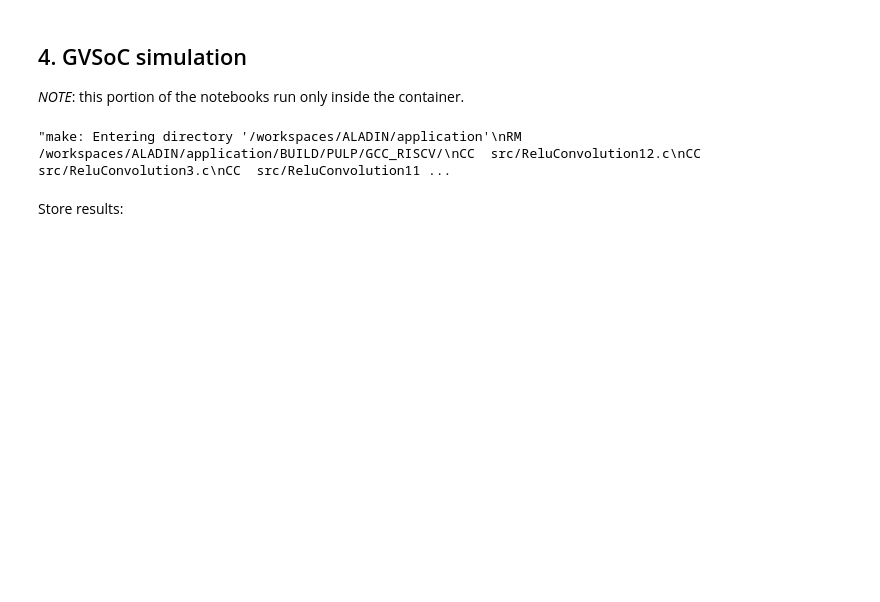
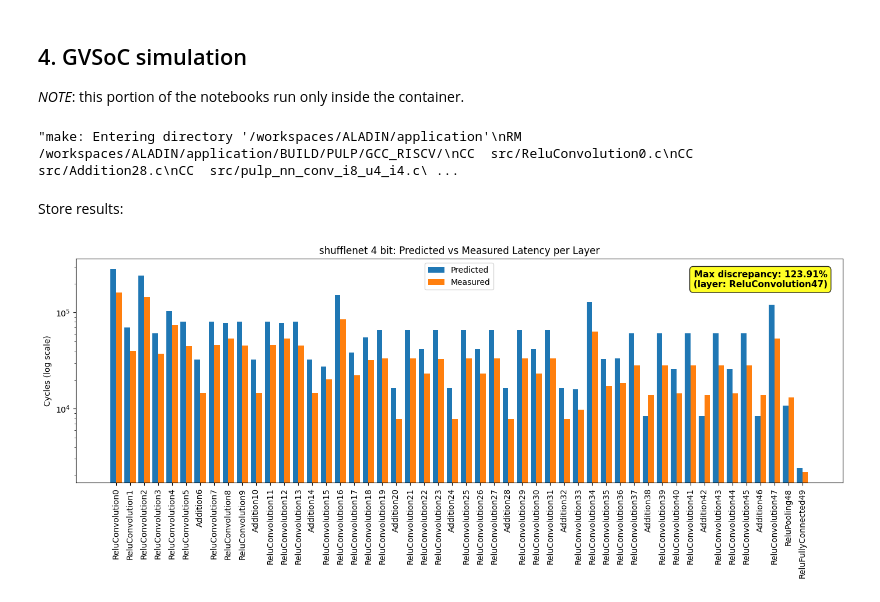
Before and after one commit to balditommaso/mixed-precision-dory, a Jupyter notebook: notebooks/aladin.ipynb, the cells around one changed output. Drawn from its saved outputs; the diff is of its cells as text; code cells hidden in the pictures; blank space fills up the shorter version.

Commit message:
Implemented a letency model for the pulp platforms.

```diff
--- a/notebooks/aladin.ipynb
+++ b/notebooks/aladin.ipynb
@@ -166,7 +211,6 @@ with open("./logs/HW_related/json_files/06_DORY_HW_tiled_graph.json", "r") as f:
 *NOTE*: this portion of the notebooks run only inside the container.
 # %%
 import subprocess
-NUM_CORES = 8
 
 
 cmd = """
@@ -199,7 +243,7 @@ except subprocess.TimeoutExpired as e:
 
 proc.stdout
 # %% [output]
-"make: Entering directory '/workspaces/ALADIN/application'\nRM  /workspaces/ALADIN/application/BUILD/PULP/GCC_RISCV/\nCC  src/ReluConvolution12.c\nCC  src/ReluConvolution3.c\nCC  src/ReluConvolution11 ...
+"make: Entering directory '/workspaces/ALADIN/application'\nRM  /workspaces/ALADIN/application/BUILD/PULP/GCC_RISCV/\nCC  src/ReluConvolution0.c\nCC  src/Addition28.c\nCC  src/pulp_nn_conv_i8_u4_i4.c\ ...
 # %% [markdown]
 Store results:
 # %%
@@ -207,6 +251,6 @@ import csv
 
 csv_path = os.path.join(
     "./output",
-    f"perf_{NUM_CORES}core_{L1_capacity}L1_{L2_capacity}L2_{target_model.split('.')[0]}.csv"
+    f"STEP3_{NUM_CORES}core_{L1_capacity}L1_{L2_capacity}L2_{target_model.split('.')[0]}.csv"
 )
 os.makedirs(os.path.dirname(csv_path), exist_ok=True)
@@ -260,3 +307,70 @@ with open(csv_path, "w", newline="") as f:
             sum_componenets(tiling_info["L1"]),
             sum_componenets(tiling_info["L2"])
         ])
+# %%
+import numpy as np
+import pandas as pd
+import matplotlib.pyplot as plt
+
+predicted = pd.read_csv(predicted_latency_path)  # columns: name, latency
+measured  = pd.read_csv(csv_path)                 # columns: layer_name, MACs, num_cycles, ...
+
+predicted = predicted.rename(columns={"latency": "predicted_latency"})
+measured  = measured.rename(columns={"layer_name": "name", "num_cycles": "measured_latency"})
+
+comparison = predicted.merge(measured[["name", "measured_latency"]], on="name", how="inner")
+
+# Relative error ratio (unitless)
+comparison["rel_error_ratio"] = (
+    (comparison["predicted_latency"] - comparison["measured_latency"])
+    / comparison["measured_latency"]
+)
+
+# Find the layer with the worst absolute discrepancy
+worst_idx = comparison["rel_error_ratio"].abs().idxmax()
+worst_row = comparison.loc[worst_idx]
+max_abs_rel_error_pct = abs(worst_row["rel_error_ratio"]) * 100
+
+fig, ax = plt.subplots(figsize=(14, 6))
+x = np.arange(len(comparison))
+width = 0.4
+
+ax.bar(x - width/2, comparison["predicted_latency"], width, label="Predicted")
+ax.bar(x + width/2, comparison["measured_latency"], width, label="Measured")
+
+ax.set_yscale("log")
+ax.set_xticks(x)
+ax.set_xticklabels(comparison["name"], rotation=90)
+ax.set_ylabel("Cycles (log scale)")
+ax.set_title(f"{target_model.split('.')[0].replace('_', ' ')}: Predicted vs Measured Latency per Layer")
+ax.legend()
+
+# --- Make the max discrepancy visually prominent ---
+
+# 1. Prominent text box, top-right of the axes (in axes-fraction coords so it
+#    doesn't move if you change the x-limits/number of layers).
+ax.text(
+    0.98, 0.95,
+    f"Max discrepancy: {max_abs_rel_error_pct:.2f}%\n(layer: {worst_row['name']})",
+    transform=ax.transAxes,
+    ha="right", va="top",
+    fontsize=11, fontweight="bold",
+    bbox=dict(boxstyle="round,pad=0.4", facecolor="yellow", alpha=0.85, edgecolor="black"),
+)
+
+# 2. Arrow pointing at the specific bar responsible for it
+# worst_x = x[worst_idx]
+# worst_height = max(worst_row["predicted_latency"], worst_row["measured_latency"])
+# ax.annotate(
+#     f"{max_abs_rel_error_pct:.1f}%",
+#     xy=(worst_x, worst_height),
+#     xytext=(worst_x, worst_height * 3),  # push label above the bar (log scale, so multiply)
+#     ha="center",
+#     fontsize=9, fontweight="bold", color="red",
+#     arrowprops=dict(arrowstyle="->", color="red", lw=1.5),
+# )
+
+plt.tight_layout()
+plt.show()
+# %% [output]
+[figure, added]
```
Also changed, not shown: parts of 9 cells of this notebook, 32 other files.
